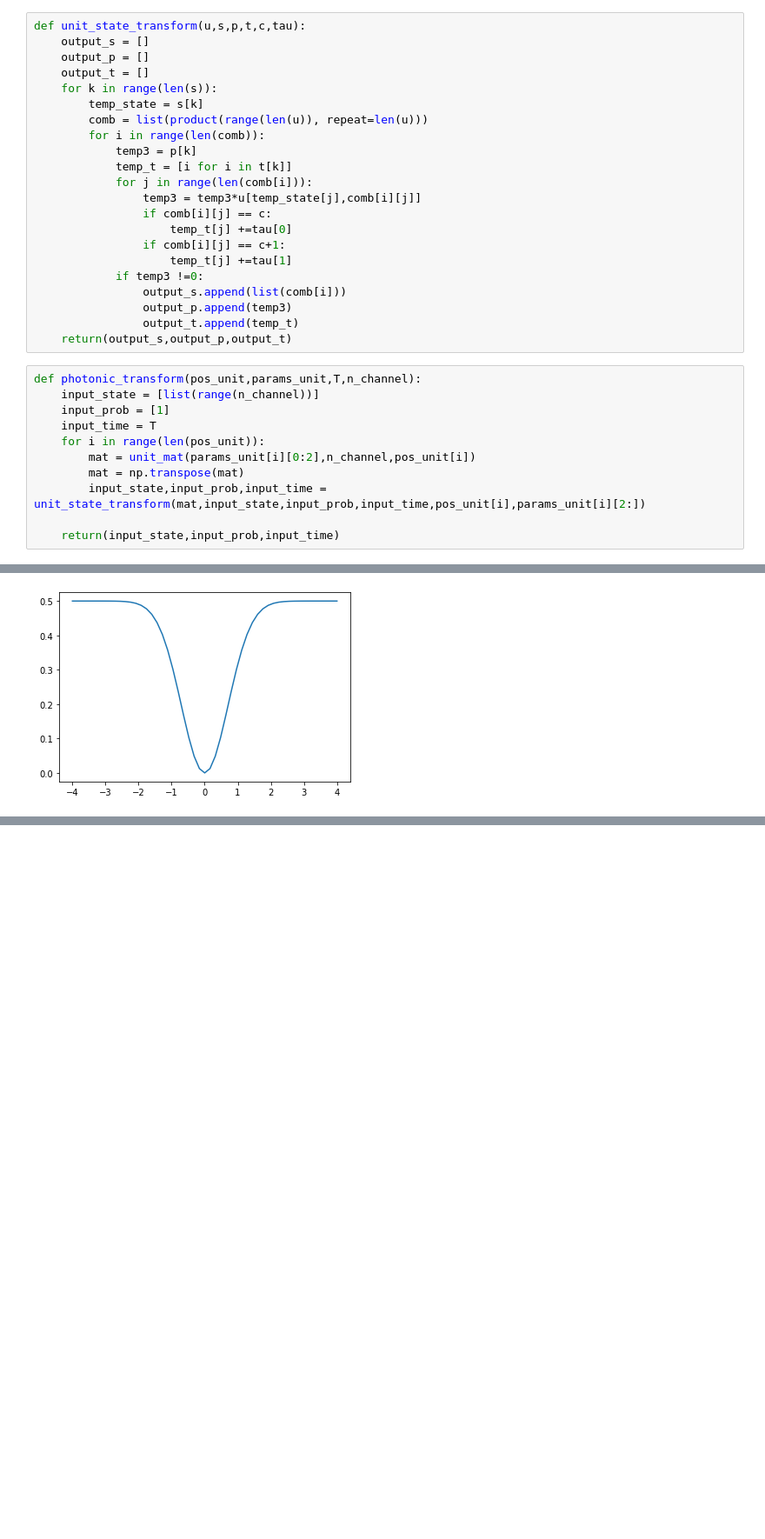
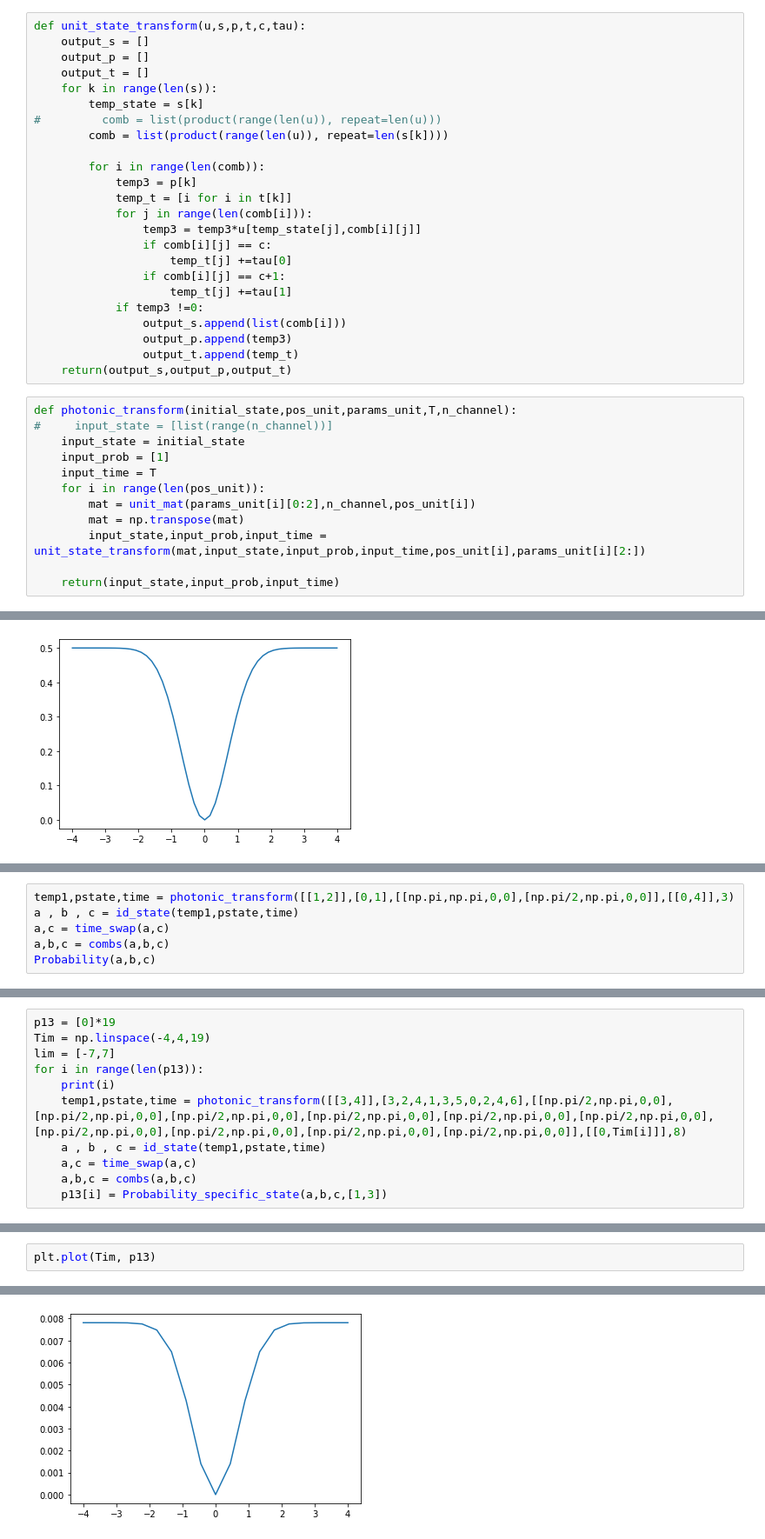
Before and after one commit to CodieKev/Simulation_of_a_Quantum-Photonic_Processor, a Jupyter notebook: time_delay_unit_cell_18_1.ipynb, the cells around one changed output, grey strips where cells are left out. Shown at 87% size. Cells and saved outputs as stored; diff of their text form; blank space fills up the shorter version.

Commit message:
tunable initial state

```diff
--- a/time_delay_unit_cell_18_1.ipynb
+++ b/time_delay_unit_cell_18_1.ipynb
@@ -25,7 +26,9 @@ def unit_state_transform(u,s,p,t,c,tau):
     output_t = []
     for k in range(len(s)):
         temp_state = s[k]
-        comb = list(product(range(len(u)), repeat=len(u)))
+#         comb = list(product(range(len(u)), repeat=len(u)))
+        comb = list(product(range(len(u)), repeat=len(s[k])))
+
         for i in range(len(comb)):
             temp3 = p[k]
             temp_t = [i for i in t[k]]
@@ -41,8 +44,9 @@ def unit_state_transform(u,s,p,t,c,tau):
                 output_t.append(temp_t)
     return(output_s,output_p,output_t)
 # %%
-def photonic_transform(pos_unit,params_unit,T,n_channel):
-    input_state = [list(range(n_channel))]
+def photonic_transform(initial_state,pos_unit,params_unit,T,n_channel):
+#     input_state = [list(range(n_channel))]
+    input_state = initial_state
     input_prob = [1]
     input_time = T
     for i in range(len(pos_unit)):
@@ -242,0 +262,6 @@ plt.plot(Tim, p123)
+# %%
+temp1,pstate,time = photonic_transform([[1,2]],[0,1],[[np.pi,np.pi,0,0],[np.pi/2,np.pi,0,0]],[[0,4]],3)
+a , b , c = id_state(temp1,pstate,time)
+a,c = time_swap(a,c)
+a,b,c = combs(a,b,c)
+Probability(a,b,c)
@@ -242,0 +295,11 @@ plt.plot(Tim, p123)
+# %%
+p13 = [0]*19
+Tim = np.linspace(-4,4,19)
+lim = [-7,7]
+for i in range(len(p13)):
+    print(i)
+    temp1,pstate,time = photonic_transform([[3,4]],[3,2,4,1,3,5,0,2,4,6],[[np.pi/2,np.pi,0,0],[np.pi/2,np.pi,0,0],[np.pi/2,np.pi,0,0],[np.pi/2,np.pi,0,0],[np.pi/2,np.pi,0,0],[np.pi/2,np.pi,0,0],[np.pi/2,np.pi,0,0],[np.pi/2,np.pi,0,0],[np.pi/2,np.pi,0,0],[np.pi/2,np.pi,0,0]],[[0,Tim[i]]],8)
+    a , b , c = id_state(temp1,pstate,time)
+    a,c = time_swap(a,c)
+    a,b,c = combs(a,b,c)
+    p13[i] = Probability_specific_state(a,b,c,[1,3])
@@ -242,0 +326,3 @@ plt.plot(Tim, p123)
+# %%
+plt.plot(Tim, p13)
+# %% [output]
@@ -242,0 +330 @@ plt.plot(Tim, p123)
+[figure, added]
```
Also changed, not shown: parts of 15 cells of this notebook.
